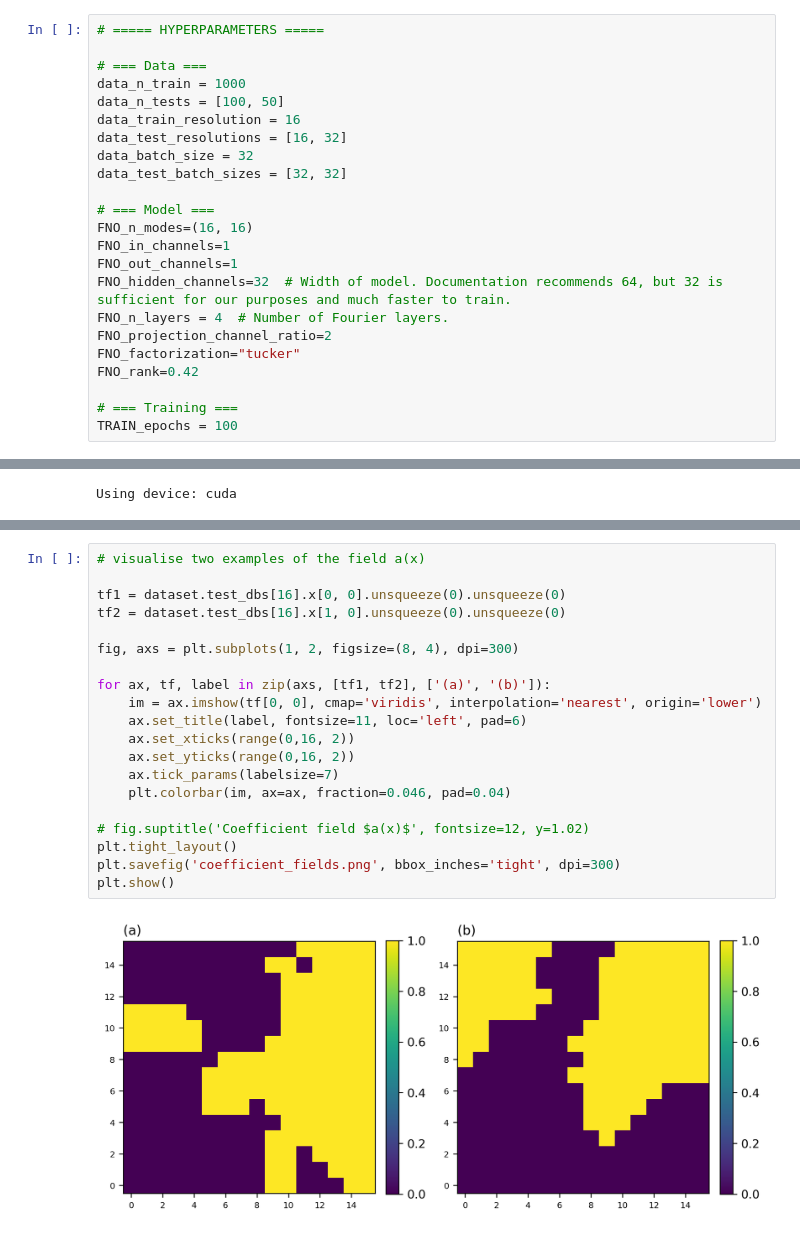
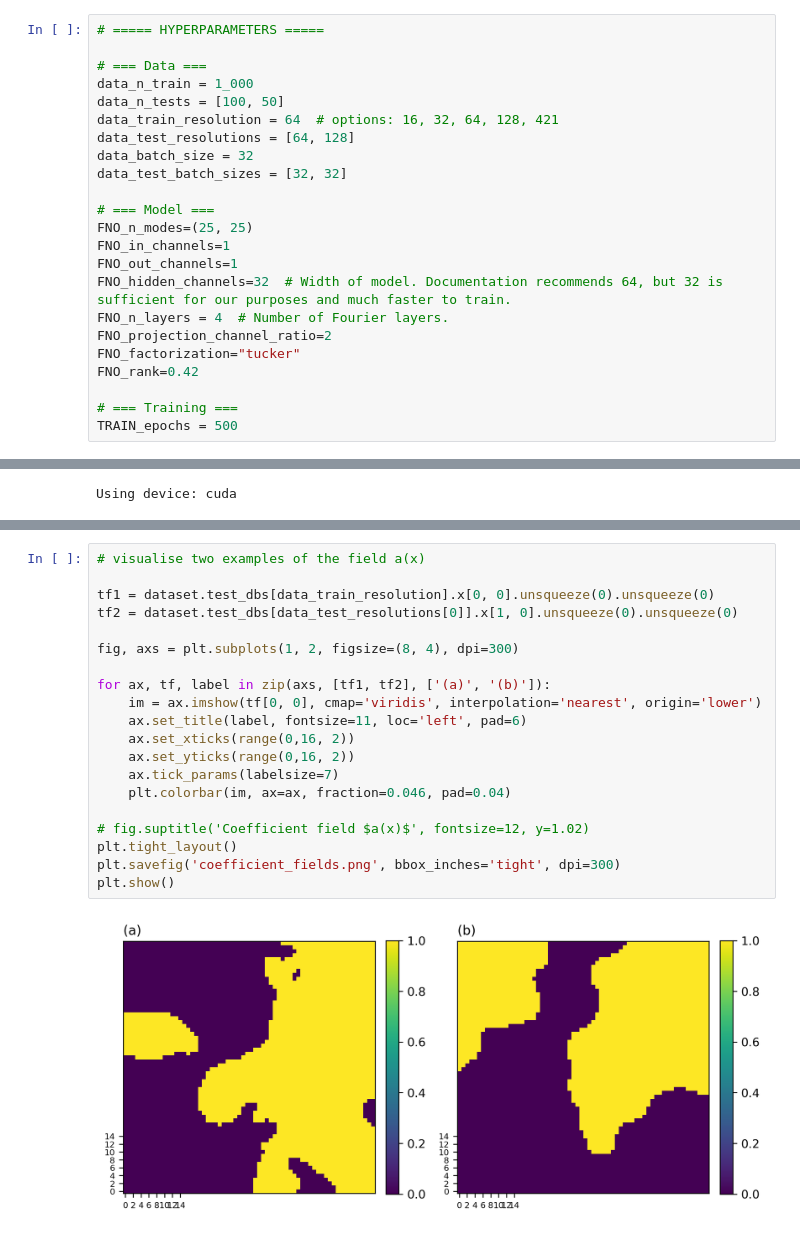
Before and after one commit to gzein/fno-bayesian-inverse-problems, a Jupyter notebook: FNO_clean.ipynb, the cells around one changed output, grey strips where cells are left out. Drawn from its saved outputs; the diff is of its cells as text.

```diff
--- a/FNO_clean.ipynb
+++ b/FNO_clean.ipynb
@@ -25,15 +25,15 @@ import matplotlib.pyplot as plt
 # ===== HYPERPARAMETERS =====
 
 # === Data ===
-data_n_train = 1000
+data_n_train = 1_000
 data_n_tests = [100, 50]
-data_train_resolution = 16
-data_test_resolutions = [16, 32]
+data_train_resolution = 64  # options: 16, 32, 64, 128, 421
+data_test_resolutions = [64, 128]
 data_batch_size = 32
 data_test_batch_sizes = [32, 32]
 
 # === Model ===
-FNO_n_modes=(16, 16)
+FNO_n_modes=(25, 25)
 FNO_in_channels=1
 FNO_out_channels=1
 FNO_hidden_channels=32  # Width of model. Documentation recommends 64, but 32 is sufficient for our purposes and much faster to train.
@@ -43,7 +43,7 @@ FNO_factorization="tucker"
 FNO_rank=0.42
 
 # === Training ===
-TRAIN_epochs = 100
+TRAIN_epochs = 500
 # %%
 # Activate GPU (if available)
 device = torch.device("cuda" if torch.cuda.is_available() else "cpu")
@@ -96,25 +114,25 @@ print(len(dataset.test_dbs[32]))
 # %%
 # visualise two examples of the field a(x)
 
-tf1 = dataset.test_dbs[16].x[0, 0].unsqueeze(0).unsqueeze(0)
-tf2 = dataset.test_dbs[16].x[1, 0].unsqueeze(0).unsqueeze(0)
+tf1 = dataset.test_dbs[data_train_resolution].x[0, 0].unsqueeze(0).unsqueeze(0)
+tf2 = dataset.test_dbs[data_test_resolutions[0]].x[1, 0].unsqueeze(0).unsqueeze(0)
 
 fig, axs = plt.subplots(1, 2, figsize=(8, 4), dpi=300)
 
 for ax, tf, label in zip(axs, [tf1, tf2], ['(a)', '(b)']):
     im = ax.imshow(tf[0, 0], cmap='viridis', interpolation='nearest', origin='lower')
     ax.set_title(label, fontsize=11, loc='left', pad=6)
     ax.set_xticks(range(0,16, 2))
     ax.set_yticks(range(0,16, 2))
     ax.tick_params(labelsize=7)
     plt.colorbar(im, ax=ax, fraction=0.046, pad=0.04)
 
 # fig.suptitle('Coefficient field $a(x)$', fontsize=12, y=1.02)
 plt.tight_layout()
 plt.savefig('coefficient_fields.png', bbox_inches='tight', dpi=300)
 plt.show()
 # %% [output]
-[figure, old version]
+[figure, new version]
 # %%
 # Instantiate Model
 model = FNO(
```
Also changed, not shown: parts of 24 cells of this notebook, 5 other files.
